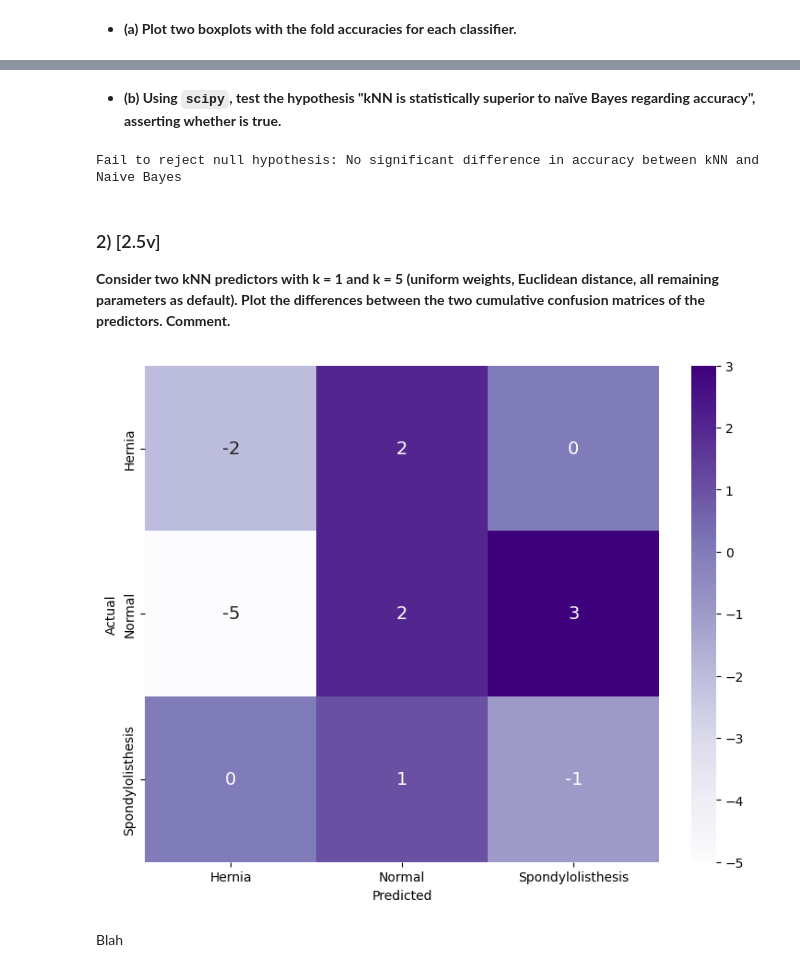
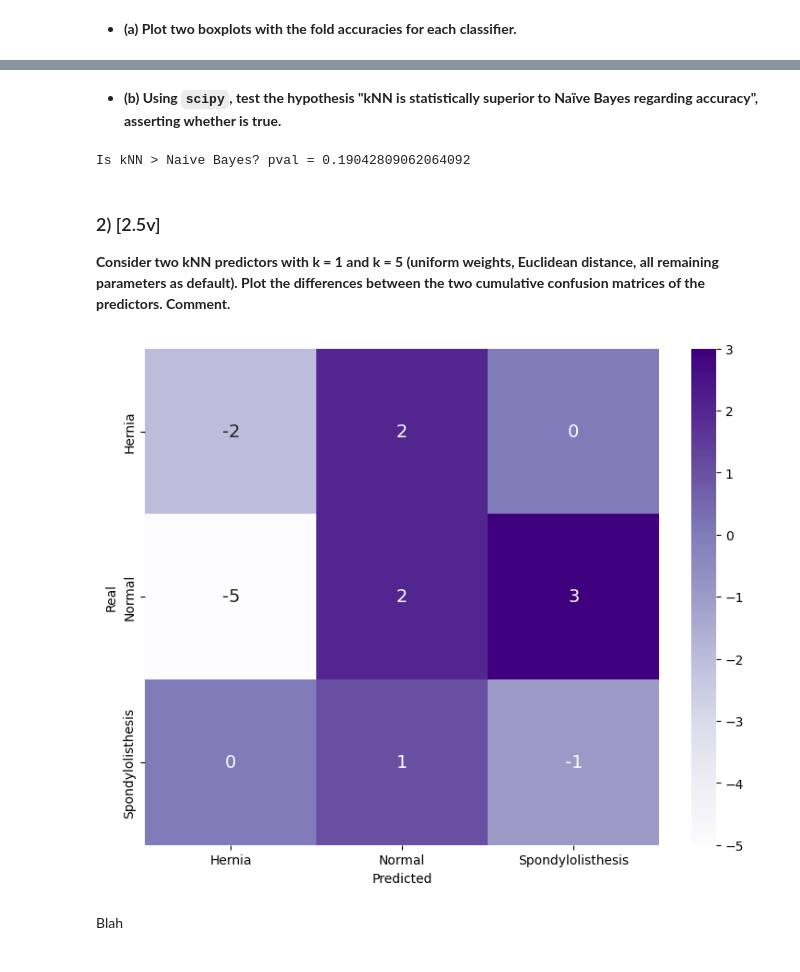
Before and after one commit to gocho1307/Homeworks-ML, a Jupyter notebook: hw2/hw2.ipynb, the cells around one changed output, grey strips where cells are left out. Cells and saved outputs as stored; diff of their text form; code cells hidden in the pictures.

```diff
--- a/hw2/hw2.ipynb
+++ b/hw2/hw2.ipynb
@@ -51,16 +60,13 @@ plt.show()
 # %% [markdown]
-- **(b) Using `scipy`, test the hypothesis "kNN is statistically superior to naïve Bayes regarding accuracy", asserting whether is true.**
+- **(b) Using `scipy`, test the hypothesis "kNN is statistically superior to Naïve Bayes regarding accuracy", asserting whether is true.**
-# %%
-# Perform paired t-test
-t_statistic, p_value = ttest_rel(knn_accuracies, naive_bayes_accuracies)
-
-# Check the p-value
-if p_value < 0.05:
-    print("Reject null hypothesis: kNN is statistically superior to Naive Bayes in terms of accuracy")
-else:
-    print("Fail to reject null hypothesis: No significant difference in accuracy between kNN and Naive Bayes")
-# %% [output]
-Fail to reject null hypothesis: No significant difference in accuracy between kNN and Naive Bayes
+# %%
+from scipy.stats import ttest_rel
+
+# Is kNN better than Naive Bayes?
+res = ttest_rel(knn_accs, nb_accs, alternative="greater")
+print("Is kNN > Naive Bayes? pval =", res.pvalue)
+# %% [output]
+Is kNN > Naive Bayes? pval = 0.19042809062064092
 # %% [markdown]
 ### 2) [2.5v]
 
@@ -84,12 +90,8 @@ X, y = df.drop("class", axis=1), df["class"]
 folds = StratifiedKFold(n_splits=10, shuffle=True, random_state=0)
 
 # Create kNN classifiers with k=1 and k=5
-knn_1 = KNeighborsClassifier(
-    n_neighbors=1, weights="uniform", metric="euclidean"
-)
-knn_5 = KNeighborsClassifier(
-    n_neighbors=5, weights="uniform", metric="euclidean"
-)
+knn_1 = KNeighborsClassifier(n_neighbors=1)
+knn_5 = KNeighborsClassifier(n_neighbors=5)
 
 labels = ["Hernia", "Normal", "Spondylolisthesis"]
 cm_1, cm_5 = np.zeros((3, 3)), np.zeros((3, 3))
@@ -110,14 +112,14 @@ cm_diff_df = pd.DataFrame(cm_diff, index=labels, columns=labels)
 # %%
 # Plot the differences
 plt.figure(figsize=(9, 7))
 sns.heatmap(
     cm_diff_df, cmap="Purples", annot=True, annot_kws={"fontsize": 14}, fmt="g"
 )
 plt.xlabel("Predicted")
-plt.ylabel("Actual")
+plt.ylabel("Real")
 plt.show()
 # %% [output]
-[figure, old version]
+[figure, new version]
 # %% [markdown]
 Blah
 # %% [markdown]
```
Also changed, not shown: parts of 4 cells of this notebook, 8 other files.
